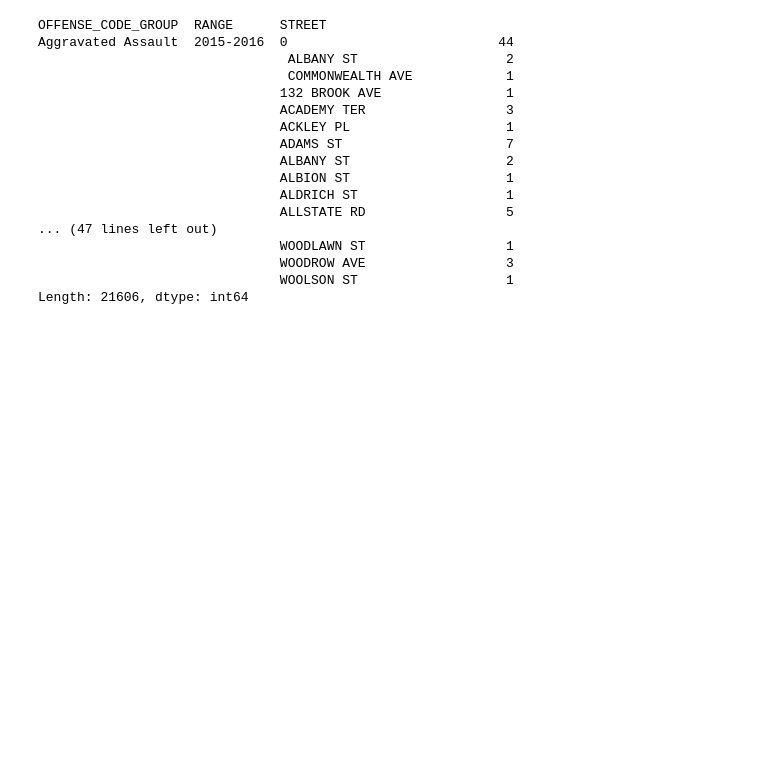
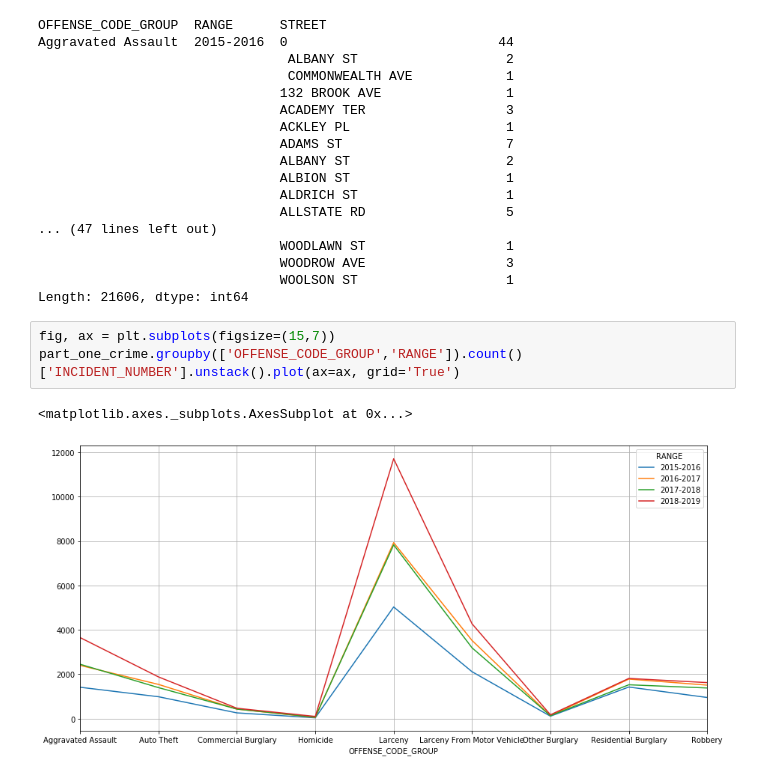
Before and after one commit to mitresh95/ImpactOfCrimeOnHousing, a Jupyter notebook: Project.ipynb, the cells around one changed output. Saved outputs shown, nothing was run; the diff lists cells and outputs as text; blank space fills up the shorter version.

Commit message:
Adding grid to the line chart

```diff
--- a/Project.ipynb
+++ b/Project.ipynb
@@ -131,3 +128,9 @@ Aggravated Assault  2015-2016  0                           44
                                WOODROW AVE                  3
                                WOOLSON ST                   1
 Length: 21606, dtype: int64
+# %%
+fig, ax = plt.subplots(figsize=(15,7))
+part_one_crime.groupby(['OFFENSE_CODE_GROUP','RANGE']).count()['INCIDENT_NUMBER'].unstack().plot(ax=ax, grid='True')
+# %% [output]
+<matplotlib.axes._subplots.AxesSubplot at 0x...>
+[figure, added]
```
Also changed, not shown: parts of 2 cells of this notebook.
